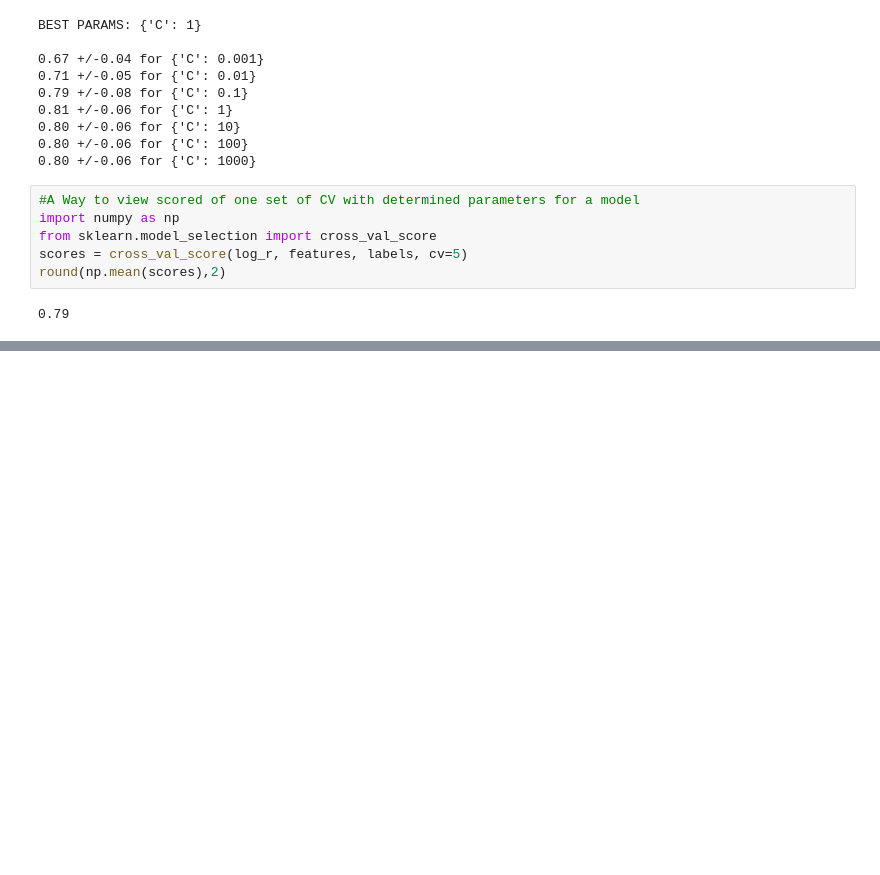
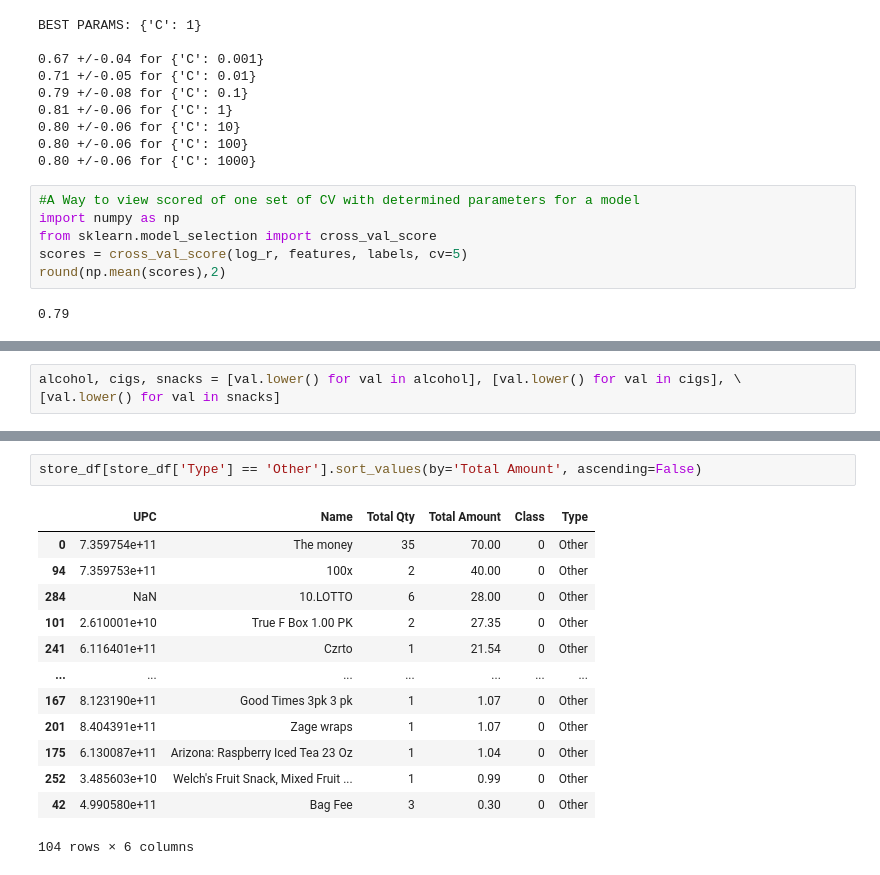
Before and after one commit to Skahlon7/_Spatial_, a Jupyter notebook: ML_/Titanic_ML.ipynb, the cells around one changed output, grey strips where cells are left out. Saved outputs shown, nothing was run; the diff lists cells and outputs as text; blank space fills up the shorter version.

```diff
--- a/ML_/Titanic_ML.ipynb
+++ b/ML_/Titanic_ML.ipynb
@@ -220,0 +268,3 @@ round(np.mean(scores),2)
+# %%
+alcohol, cigs, snacks = [val.lower() for val in alcohol], [val.lower() for val in cigs], \
+[val.lower() for val in snacks]
@@ -220,0 +332,16 @@ round(np.mean(scores),2)
+# %%
+store_df[store_df['Type'] == 'Other'].sort_values(by='Total Amount', ascending=False)
+# %% [output]
+|  | UPC | Name | Total Qty | Total Amount | Class | Type |
+| 0 | 7.359754e+11 | The money | 35 | 70.00 | 0 | Other |
+| 94 | 7.359753e+11 | 100x | 2 | 40.00 | 0 | Other |
+| 284 | NaN | 10.LOTTO | 6 | 28.00 | 0 | Other |
+| 101 | 2.610001e+10 | True F Box 1.00 PK | 2 | 27.35 | 0 | Other |
+| 241 | 6.116401e+11 | Czrto | 1 | 21.54 | 0 | Other |
+| ... | ... | ... | ... | ... | ... | ... |
+| 167 | 8.123190e+11 | Good Times 3pk 3 pk | 1 | 1.07 | 0 | Other |
+| 201 | 8.404391e+11 | Zage wraps | 1 | 1.07 | 0 | Other |
+| 175 | 6.130087e+11 | Arizona: Raspberry Iced Tea 23 Oz | 1 | 1.04 | 0 | Other |
+| 252 | 3.485603e+10 | Welch's Fruit Snack, Mixed Fruit ... | 1 | 0.99 | 0 | Other |
+| 42 | 4.990580e+11 | Bag Fee | 3 | 0.30 | 0 | Other |
+104 rows × 6 columns
```
Also changed, not shown: parts of 19 cells of this notebook, 2 other files.
